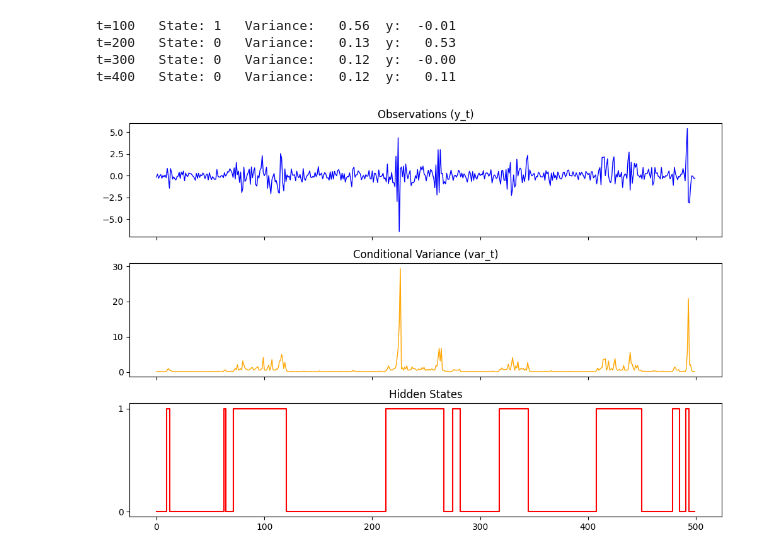
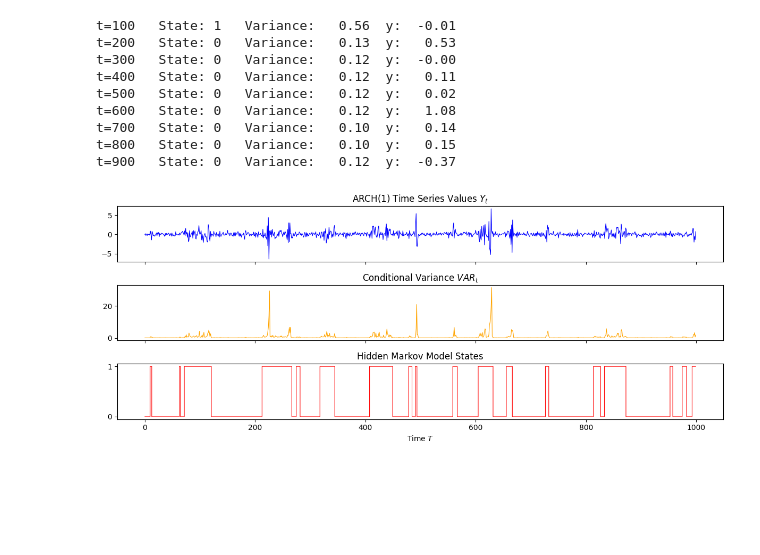
Before and after one commit to egil10/stk-mat2011, a Jupyter notebook: code/notebooks/arch1.ipynb, the cells around one changed output. Saved outputs shown, nothing was run; the diff lists cells and outputs as text; code cells hidden in the pictures; blank space fills up the shorter version.

```diff
--- a/code/notebooks/arch1.ipynb
+++ b/code/notebooks/arch1.ipynb
@@ -1,38 +1,63 @@
 # %%
+# Importing packages
 import numpy as np
 import matplotlib.pyplot as plt
+import os
+
+# Setting up a plotting directory in the repository
+plot_dir = os.path.join("..", "plots", "eda")
+os.makedirs(plot_dir, exist_ok=True)
+# %%
+""" Global parameters """
+
+# Answer to the universe
+np.random.seed(42)
+
+# Number of time periods
+T = 1000
 # %%
-# sigma_t^2 = alpha_0,s_t + \alpha_1,s_t * y_{t-1}^2
+""" ARCH(1) Hidden Markov Model sigma_{t}^2 = alpha_{0,s_{t}} + alpha_{1,s_{t}} * Y_{t-1}^2 """
 
-np.random.seed(42)
-
-T = 500
+# Number of hidden states k
 k = 2
 
+# Setting up initial ARCH(1) parameters alpha_0 and alpha_1
 alpha_0 = np.array([0.1, 0.5])
 alpha_1 = np.array([0.2, 0.7])
 
+# Transition matrix P
 P = np.array([
     [0.98, 0.02],
     [0.05, 0.95]
 ])
 
+# States and time series values y together with variances var
 states = np.zeros(T, dtype=int)
 y = np.zeros(T)
 var = np.zeros(T)
 
+# Setting up initial states, time series values, and variance
 states[0] = np.random.choice(k)
+y[0] = np.random.normal(loc=0, scale=np.sqrt(var[0]))
 var[0] = alpha_0[states[0]]
-y[0] = np.random.normal(loc=0, scale=np.sqrt(var[0]))
 
+# Looping through the time steps t in T
 for t in range(1, T):
+
+    # Finding states at time t and saving to variable s
     states[t] = np.random.choice(k, p=P[states[t-1]])
     s = states[t]
 
+    # Finding the variances at time step t which is
+    # alpha_0 for state s plus alpha_1 for state s
+    # times the time series value of last step squared
     var[t] = alpha_0[s] + alpha_1[s] * (y[t-1]**2)
 
+    # The time series value at time s is then the random variable
+    # given variance var at time step t
     y[t] = np.random.normal(loc=0, scale=np.sqrt(var[t]))
 
+    # Printing out the 100th time steps
     if t % 100 == 0:
         print(f"t={t:<5} State: {s:<3} Variance: {var[t]:>6.2f}  y: {y[t]:>6.2f}")
 # %% [output]
@@ -40,20 +65,38 @@ t=100   State: 1   Variance:   0.56  y:  -0.01
 t=200   State: 0   Variance:   0.13  y:   0.53
 t=300   State: 0   Variance:   0.12  y:  -0.00
 t=400   State: 0   Variance:   0.12  y:   0.11
+t=500   State: 0   Variance:   0.12  y:   0.02
+t=600   State: 0   Variance:   0.12  y:   1.08
+t=700   State: 0   Variance:   0.10  y:   0.14
+t=800   State: 0   Variance:   0.10  y:   0.15
+t=900   State: 0   Variance:   0.12  y:  -0.37
 # %%
-fig, (ax1, ax2, ax3) = plt.subplots(3, 1, figsize=(10, 7), sharex=True)
+""" Plotting figure """
 
-ax1.plot(y, color='blue', linewidth=1)
-ax1.set_title("Observations (y_t)")
+# # Setting up an environment with three panels stacked
+fig, (ax1, ax2, ax3) = plt.subplots(3, 1, figsize=(12, 5), sharex=True)
 
-ax2.plot(var, color='orange', linewidth=1)
-ax2.set_title("Conditional Variance (var_t)")
+# First panel
+ax1.plot(y, color='blue', linewidth=0.8)
+ax1.set_title("ARCH(1) Time Series Values $Y_t$")
 
-ax3.plot(states, color='red', drawstyle='steps-mid')
-ax3.set_title("Hidden States")
+# Second panel
+ax2.plot(var, color='orange', linewidth=0.8)
+ax2.set_title(f"Conditional Variance $VAR_t$")
+
+# Third panel
+ax3.plot(states, color='red', drawstyle='steps-mid', linewidth=0.8)
+ax3.set_title("Hidden Markov Model States")
 ax3.set_yticks([0, 1])
 
+# Arguments for both panels
+plt.xlabel("Time $T$")
+
+# Tight layout
 plt.tight_layout()
+
+# Saving and showing the figure
+plt.savefig(os.path.join(plot_dir, f"arch1-hmm.pdf"), bbox_inches="tight")
 plt.show()
 # %% [output]
-[figure, old version]
+[figure, new version]
```
Also changed, not shown: 11 other files.
